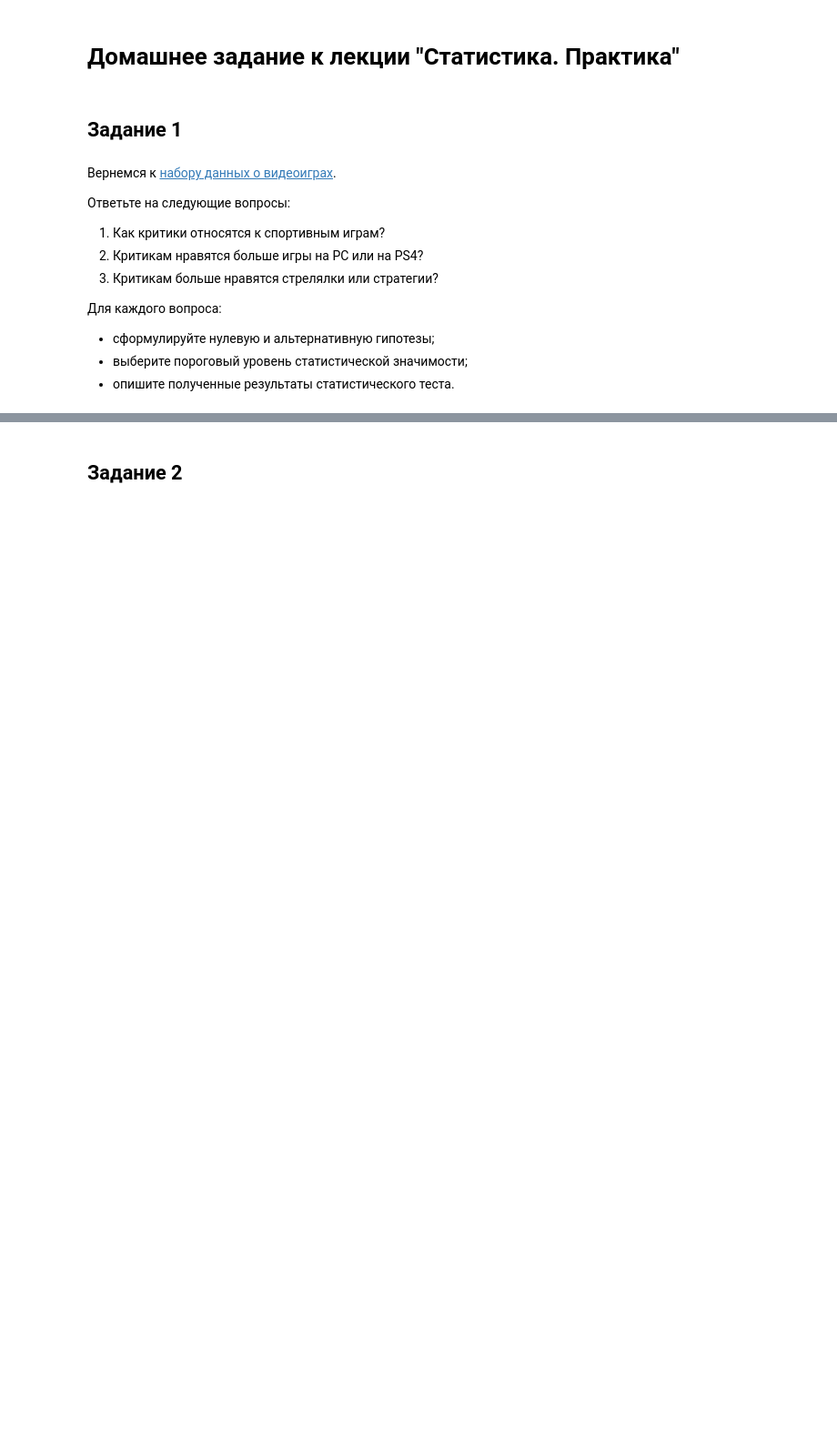
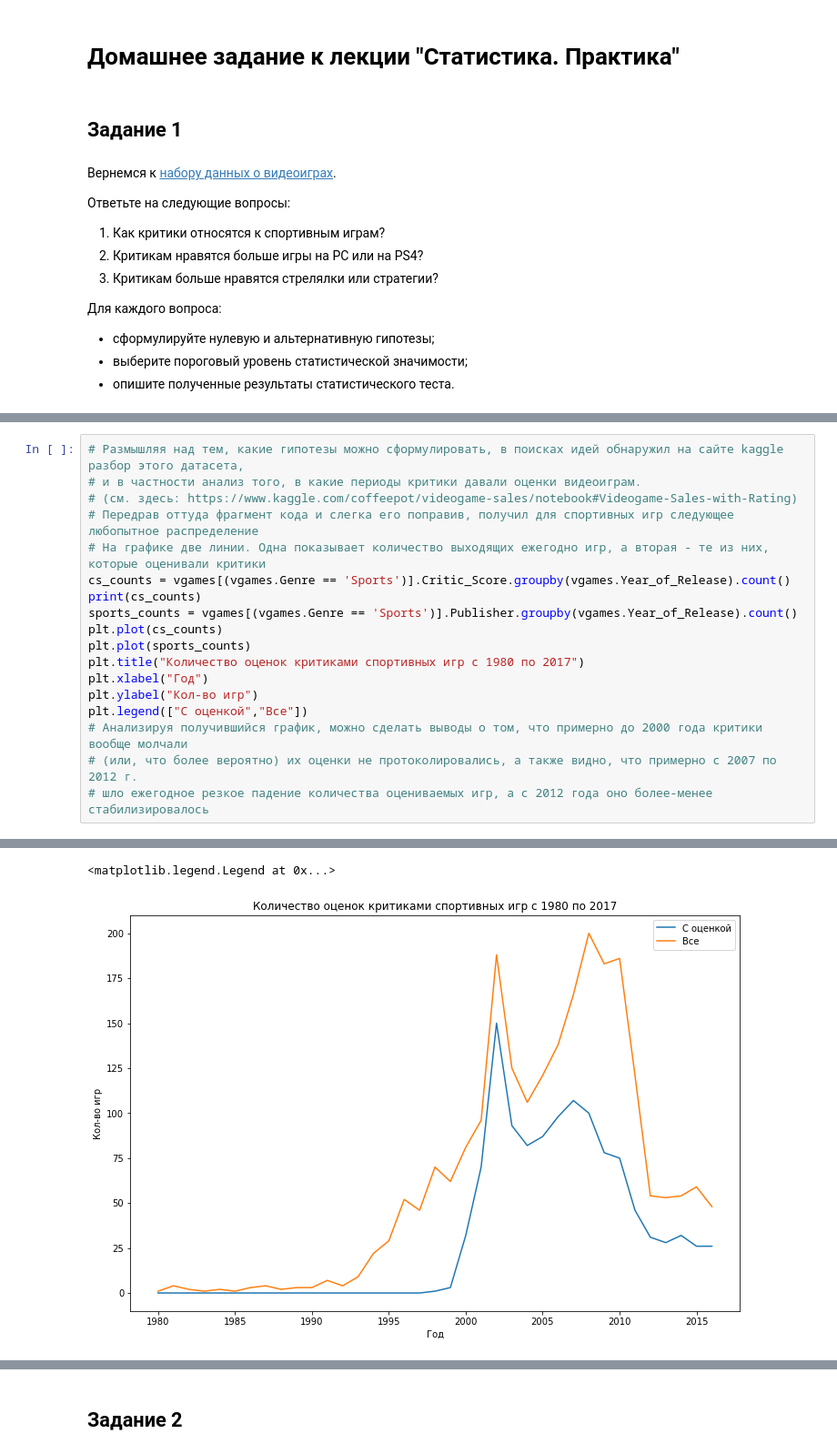
Before and after one commit to ant69/pandas_statistic, a Jupyter notebook: homework_statistics_8_case_study.ipynb, the cells around one changed output, grey strips where cells are left out. Shown at 91% size. Drawn from its saved outputs; the diff is of its cells as text; blank space fills up the shorter version.

```diff
--- a/homework_statistics_8_case_study.ipynb
+++ b/homework_statistics_8_case_study.ipynb
@@ -17,0 +84,19 @@
+# %%
+# Размышляя над тем, какие гипотезы можно сформулировать, в поисках идей обнаружил на сайте kaggle разбор этого датасета,
+# и в частности анализ того, в какие периоды критики давали оценки видеоиграм.
+# (см. здесь: https://www.kaggle.com/coffeepot/videogame-sales/notebook#Videogame-Sales-with-Rating)
+# Передрав оттуда фрагмент кода и слегка его поправив, получил для спортивных игр следующее любопытное распределение
+# На графике две линии. Одна показывает количество выходящих ежегодно игр, а вторая - те из них, которые оценивали критики
+cs_counts = vgames[(vgames.Genre == 'Sports')].Critic_Score.groupby(vgames.Year_of_Release).count()
+print(cs_counts)
+sports_counts = vgames[(vgames.Genre == 'Sports')].Publisher.groupby(vgames.Year_of_Release).count()
+plt.plot(cs_counts)
+plt.plot(sports_counts)
+plt.title("Количество оценок критиками спортивных игр с 1980 по 2017")
+plt.xlabel("Год")
+plt.ylabel("Кол-во игр")
+plt.legend(["С оценкой","Все"])
+# Анализируя получившийся график, можно сделать выводы о том, что примерно до 2000 года критики вообще молчали
+# (или, что более вероятно) их оценки не протоколировались, а также видно, что примерно с 2007 по 2012 г.
+# шло ежегодное резкое падение количества оцениваемых игр, а с 2012 года оно более-менее стабилизировалось
+# %% [output]
@@ -17,0 +120,2 @@
+<matplotlib.legend.Legend at 0x...>
+[figure, added]
```
Also changed, not shown: parts of 19 cells of this notebook.
